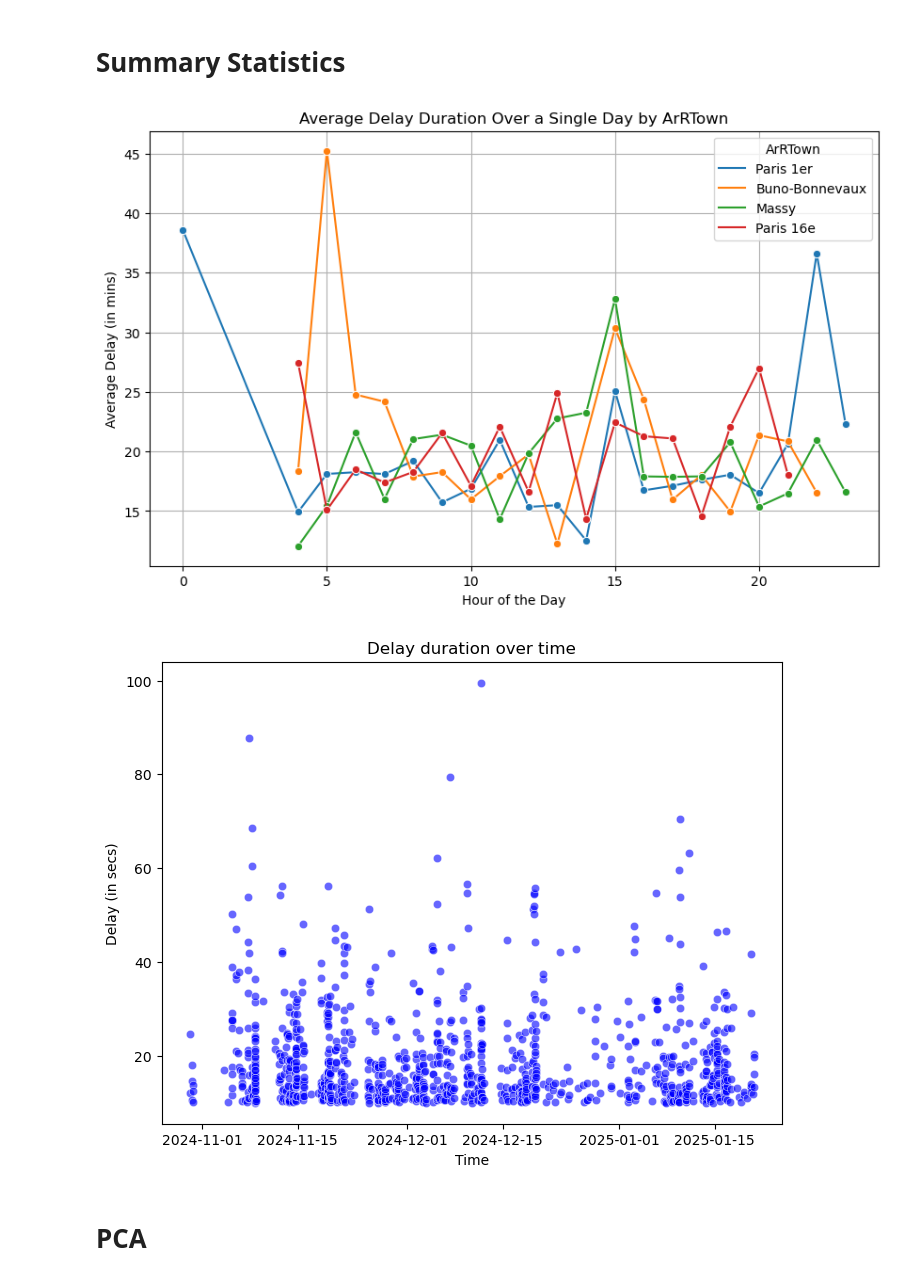
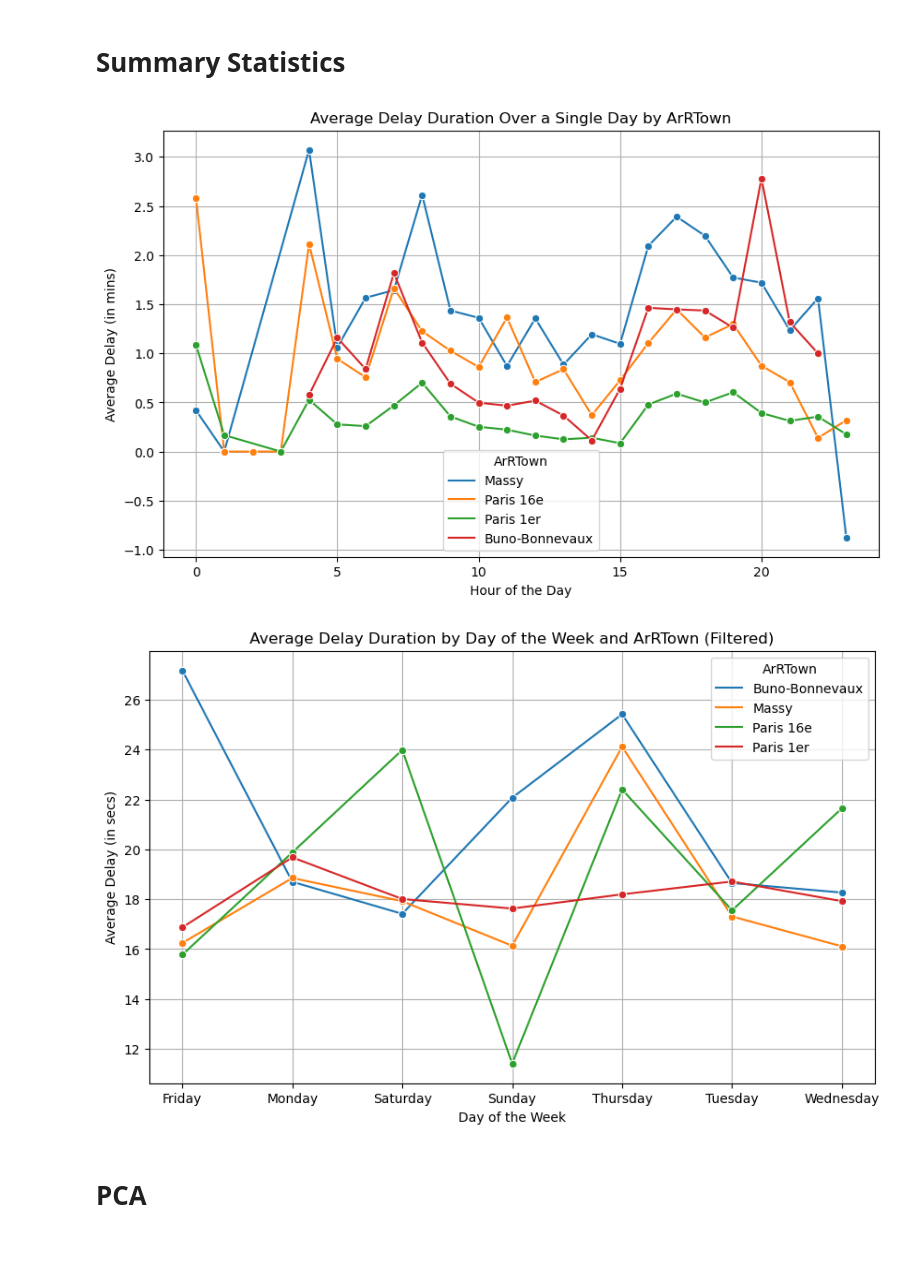
Before and after one commit to GraceBeyoko/Predicting-metro-delays, a Jupyter notebook: rer_collective_prediction.ipynb, the cells around one changed output. Cells and saved outputs as stored; diff of their text form; code cells hidden in the pictures; blank space fills up the shorter version.

Commit message:
plots

```diff
--- a/rer_collective_prediction.ipynb
+++ b/rer_collective_prediction.ipynb
@@ -80,8 +72,6 @@ import matplotlib.pyplot as plt
 rer['scheduled_arrival'] = pd.to_datetime(rer['scheduled_arrival'])
 
 rer = rer[rer['arrival_difference'] <= 150]
-rer = rer[rer['arrival_difference'] >= 10]
-
 
 # Extract hour from the scheduled arrival time
 rer['hour'] = rer['scheduled_arrival'].dt.hour
@@ -106,17 +96,46 @@ plt.grid(True)
 plt.savefig("./Figures/Average-Delay-ArRTown.png", format='png', dpi=300)
 plt.show()
 # %% [output]
-[figure, old version]
+[figure, new version]
 # %%
-plt.figure(figsize=(8, 6))
-sns.scatterplot(x=rer['scheduled_arrival'], y=rer['arrival_difference'], alpha=0.6, color="blue")
-plt.xlabel('Time')
-plt.ylabel('Delay (in secs)')
-plt.title('Delay duration over time')
-plt.savefig("./Figures/Delay-duration-over-time.png", format='png', dpi=300)
+import pandas as pd
+import seaborn as sns
+import matplotlib.pyplot as plt
+
+# Ensure datetime format
+rer['scheduled_arrival'] = pd.to_datetime(rer['scheduled_arrival'])
+
+# Remove outliers where delay exceeds 100 seconds
+rer_filtered = rer[rer['arrival_difference'] <= 100]
+
+# Extract the day of the week (0 = Monday, 6 = Sunday)
+rer_filtered['day_of_week'] = rer_filtered['scheduled_arrival'].dt.dayofweek
+
+# Map numeric day of week to names for better readability
+day_names = {0: 'Monday', 1: 'Tuesday', 2: 'Wednesday', 3: 'Thursday', 4: 'Friday', 5: 'Saturday', 6: 'Sunday'}
+rer_filtered['day_of_week'] = rer_filtered['day_of_week'].map(day_names)
+
+# Group by 'day_of_week' and 'ArRTown' to calculate mean delay
+average_delay_by_day = rer_filtered.groupby(['day_of_week', 'ArRTown'])['arrival_difference'].mean().reset_index()
+
+# Plot
+plt.figure(figsize=(10, 6))
+sns.lineplot(
+    data=average_delay_by_day,
+    x='day_of_week',
+    y='arrival_difference',
+    hue='ArRTown',
+    marker="o"
+)
+plt.xlabel('Day of the Week')
+plt.ylabel('Average Delay (in mins)')
+plt.title('Average Delay Duration by Day of the Week and ArRTown (Filtered)')
+plt.legend(title="ArRTown")
+plt.grid(True)
+plt.savefig("./Figures/Average-Delay-DayOfWeek-ArRTown.png", format='png', dpi=300)
 plt.show()
 # %% [output]
-[figure, old version]
+[figure, new version]
 # %% [markdown]
 # PCA
 # %%
```
Also changed, not shown: parts of 1 cell of this notebook, 1 other file.
